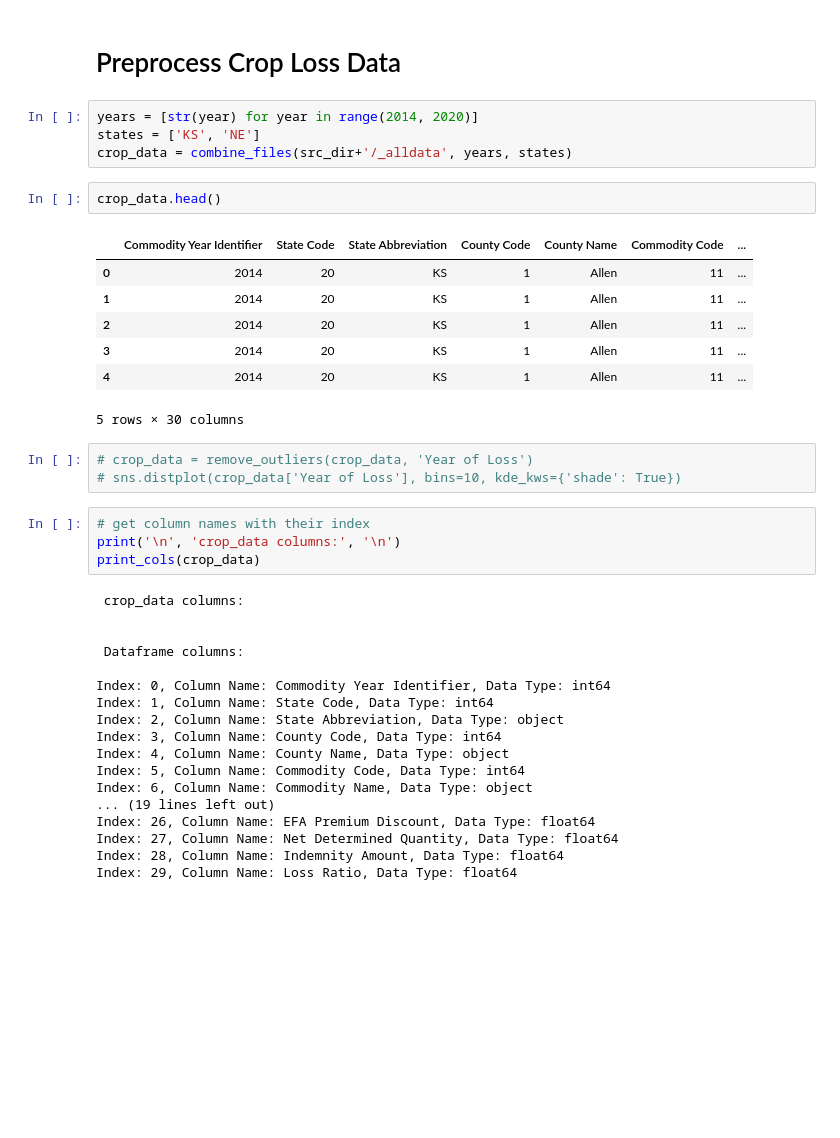
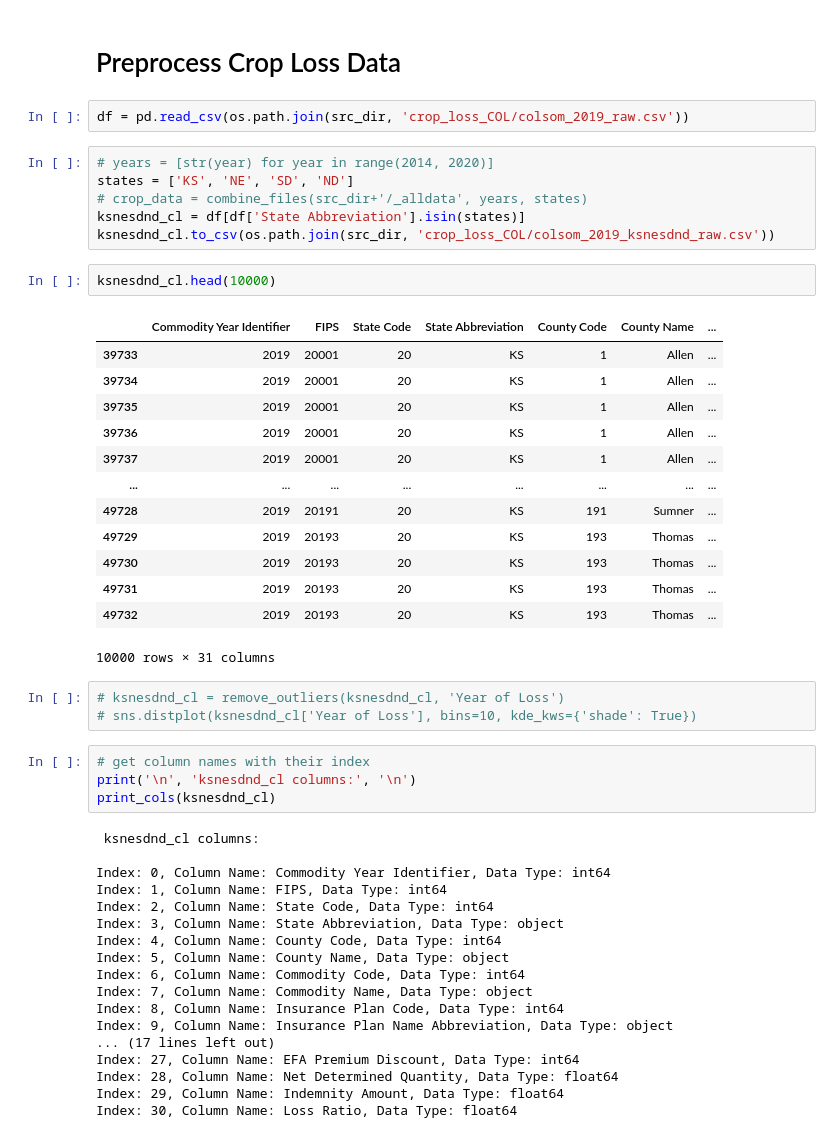
Before and after one commit to ehlenbergerjl/WindBreak, a Jupyter notebook: eda_2a_crop_pre.ipynb, the cells around one changed output. Saved outputs shown, nothing was run; the diff lists cells and outputs as text; blank space fills up the shorter version.

```diff
--- a/eda_2a_crop_pre.ipynb
+++ b/eda_2a_crop_pre.ipynb
@@ -68,42 +103,52 @@ Data
 Stored 'src_dir' (str)
 # %% [markdown]
 # Preprocess Crop Loss Data
+# %%
+df = pd.read_csv(os.path.join(src_dir, 'crop_loss_COL/colsom_2019_raw.csv'))
 # %%
-years = [str(year) for year in range(2014, 2020)]
-states = ['KS', 'NE']
-crop_data = combine_files(src_dir+'/_alldata', years, states)
+# years = [str(year) for year in range(2014, 2020)]
+states = ['KS', 'NE', 'SD', 'ND']
+# crop_data = combine_files(src_dir+'/_alldata', years, states)
+ksnesdnd_cl = df[df['State Abbreviation'].isin(states)]
+ksnesdnd_cl.to_csv(os.path.join(src_dir, 'crop_loss_COL/colsom_2019_ksnesdnd_raw.csv'))
 # %%
-crop_data.head()
+ksnesdnd_cl.head(10000)
 # %% [output]
-|  | Commodity Year Identifier | State Code | State Abbreviation | County Code | County Name | Commodity Code | ... |
-| 0 | 2014 | 20 | KS | 1 | Allen | 11 | ... |
-| 1 | 2014 | 20 | KS | 1 | Allen | 11 | ... |
-| 2 | 2014 | 20 | KS | 1 | Allen | 11 | ... |
-| 3 | 2014 | 20 | KS | 1 | Allen | 11 | ... |
-| 4 | 2014 | 20 | KS | 1 | Allen | 11 | ... |
+|  | Commodity Year Identifier | FIPS | State Code | State Abbreviation | County Code | County Name | ... |
+| 39733 | 2019 | 20001 | 20 | KS | 1 | Allen | ... |
+| 39734 | 2019 | 20001 | 20 | KS | 1 | Allen | ... |
+| 39735 | 2019 | 20001 | 20 | KS | 1 | Allen | ... |
+| 39736 | 2019 | 20001 | 20 | KS | 1 | Allen | ... |
+| 39737 | 2019 | 20001 | 20 | KS | 1 | Allen | ... |
+| ... | ... | ... | ... | ... | ... | ... | ... |
+| 49728 | 2019 | 20191 | 20 | KS | 191 | Sumner | ... |
+| 49729 | 2019 | 20193 | 20 | KS | 193 | Thomas | ... |
+| 49730 | 2019 | 20193 | 20 | KS | 193 | Thomas | ... |
+| 49731 | 2019 | 20193 | 20 | KS | 193 | Thomas | ... |
+| 49732 | 2019 | 20193 | 20 | KS | 193 | Thomas | ... |
-5 rows × 30 columns
+10000 rows × 31 columns
 # %%
-# crop_data = remove_outliers(crop_data, 'Year of Loss')
-# sns.distplot(crop_data['Year of Loss'], bins=10, kde_kws={'shade': True})
+# ksnesdnd_cl = remove_outliers(ksnesdnd_cl, 'Year of Loss')
+# sns.distplot(ksnesdnd_cl['Year of Loss'], bins=10, kde_kws={'shade': True})
 # %%
 # get column names with their index
-print('\n', 'crop_data columns:', '\n')
-print_cols(crop_data)
+print('\n', 'ksnesdnd_cl columns:', '\n')
+print_cols(ksnesdnd_cl)
 # %% [output]
- crop_data columns:
-
-
- Dataframe columns:
+ ksnesdnd_cl columns:
 
 Index: 0, Column Name: Commodity Year Identifier, Data Type: int64
-Index: 1, Column Name: State Code, Data Type: int64
-Index: 2, Column Name: State Abbreviation, Data Type: object
-Index: 3, Column Name: County Code, Data Type: int64
-Index: 4, Column Name: County Name, Data Type: object
-Index: 5, Column Name: Commodity Code, Data Type: int64
-Index: 6, Column Name: Commodity Name, Data Type: object
-... (19 lines left out)
-Index: 26, Column Name: EFA Premium Discount, Data Type: float64
-Index: 27, Column Name: Net Determined Quantity, Data Type: float64
-Index: 28, Column Name: Indemnity Amount, Data Type: float64
-Index: 29, Column Name: Loss Ratio, Data Type: float64
+Index: 1, Column Name: FIPS, Data Type: int64
+Index: 2, Column Name: State Code, Data Type: int64
+Index: 3, Column Name: State Abbreviation, Data Type: object
+Index: 4, Column Name: County Code, Data Type: int64
+Index: 5, Column Name: County Name, Data Type: object
+Index: 6, Column Name: Commodity Code, Data Type: int64
+Index: 7, Column Name: Commodity Name, Data Type: object
+Index: 8, Column Name: Insurance Plan Code, Data Type: int64
+Index: 9, Column Name: Insurance Plan Name Abbreviation, Data Type: object
+... (17 lines left out)
+Index: 27, Column Name: EFA Premium Discount, Data Type: int64
+Index: 28, Column Name: Net Determined Quantity, Data Type: float64
+Index: 29, Column Name: Indemnity Amount, Data Type: float64
+Index: 30, Column Name: Loss Ratio, Data Type: float64
```
Also changed, not shown: parts of 27 cells of this notebook, 14 other files.
